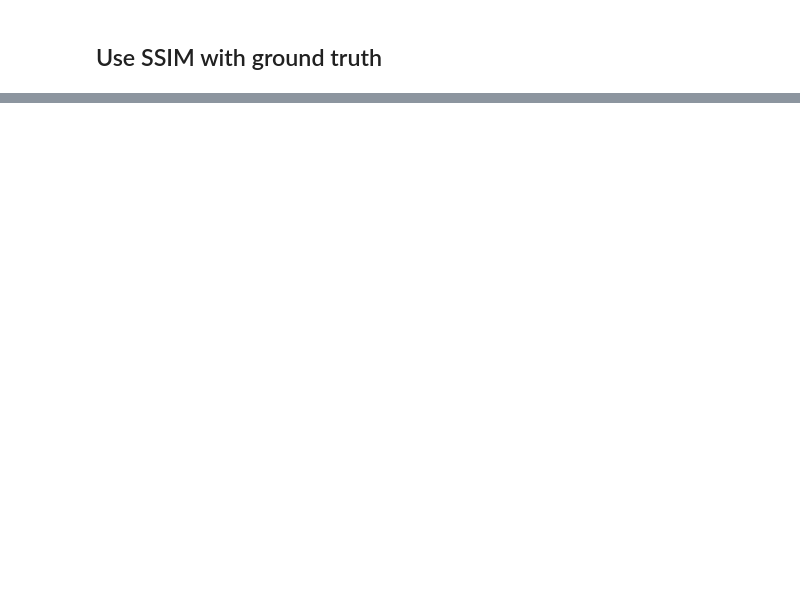
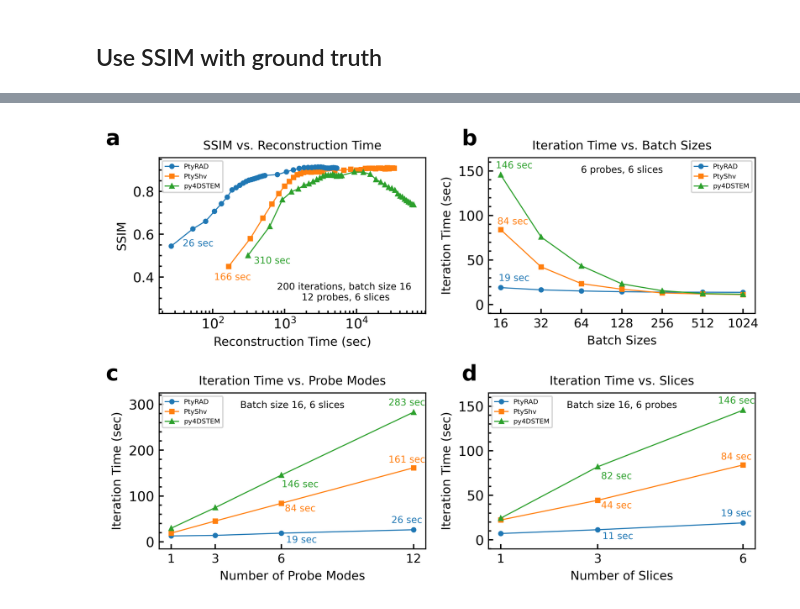
Before and after one commit to chiahao3/ptyrad_paper, a Jupyter notebook: 04_plotting/figure_iter_time_comparison.ipynb, the cells around one changed output, grey strips where cells are left out. Cells and saved outputs as stored; diff of their text form; code cells hidden in the pictures; blank space fills up the shorter version.

```diff
--- a/04_plotting/figure_iter_time_comparison.ipynb
+++ b/04_plotting/figure_iter_time_comparison.ipynb
@@ -24,7 +26,12 @@ def natural_sort_key(s):
 # %%
 gt_path = "00_data/simu_tBL_WSe2/phonon_temporal_spatial_N16384_dp128.hdf5"
 
-dir_ptyrad   = "03_output/simu_tBL_WSe2/20250219_ptyrad_convergence/full_N16384_dp128_flipT001_random16_p12_1obj_6slice_dz2_Adam_plr1e-4_oalr5e-4_oplr5e-4_slr1e-4_orblur0.4_ozblur1_oathr0.98_opos_sng1.0_spr0.03_1e6/"
+no_regularization = True
+
+if no_regularization:
+    dir_ptyrad   = "03_output/simu_tBL_WSe2/20250219_ptyrad_convergence/full_N16384_dp128_flipT001_random16_p12_1obj_6slice_dz2_Adam_plr1e-4_oalr5e-4_oplr5e-4_slr1e-4_orblur0.4_ozblur1_oathr0.98_sng1.0_1e6/"
+else:
+    dir_ptyrad   = "03_output/simu_tBL_WSe2/20250219_ptyrad_convergence/full_N16384_dp128_flipT001_random16_p12_1obj_6slice_dz2_Adam_plr1e-4_oalr5e-4_oplr5e-4_slr1e-4_orblur0.4_ozblur1_oathr0.98_opos_sng1.0_spr0.03_1e6/"
 dir_ptyshv   = "03_output/simu_tBL_WSe2/20250219_ptyshv_convergence/6/roi6_Ndp128_step128/MLs_L1_p12_g16_pc1_noModel_mm_Ns6_dz2_reg0.1"
 dir_py4dstem = "03_output/simu_tBL_WSe2/20250219_py4dstem_convergence/20250219_N16384_dp128_flipT001_random16_p12_6slice_dz2_update0.5_kzf0.1_1e6/"
 
@@ -79,12 +108,12 @@ crop_height, crop_width = 170, 170 # Note that the window size and alignment wou
 # The image shifts are obtained via SIFT registration using imageJ
 
 # Get images
-gt_phase = center_crop(load_hdf5(gt_path, dataset_key = 'gt_phase').sum(0), crop_height, crop_width, offset = [1,1])
+gt_phase = center_crop(load_hdf5(gt_path, key = 'gt_phase').sum(0), crop_height, crop_width, offset = [1,1])
 
 ssims_ptyrad = []
 for img_ptyrad in objs_ptyrad:
     img_ptyrad = center_crop(img_ptyrad, crop_height, crop_width, offset = [0,0])
-    shift = [-0.205,-0.2675]
+    shift = [-0.205,-0.2675] # Check this
     img_ptyrad = np.real(np.fft.ifftn(fourier_shift(np.fft.fftn(img_ptyrad), shift)))
     img_ptyrad -= img_ptyrad.min()
 
@@ -194,6 +243,7 @@ axes[0, 0].annotate(f'{iter_time_py4dstem:.0f} sec', (iter_time_py4dstem, ssims_
 
 axes[0, 0].legend(fontsize=fontsize_legend)
 axes[0, 0].set_xscale('log')
+axes[0, 0].set_ylim(0.22988,0.95836) # The auto ylim from original figure with regularization
 axes[0, 0].yaxis.set_minor_locator(tck.AutoMinorLocator())
 
 # Panel 2: Iter Time vs. Batch Sizes
@@ -242,32 +292,38 @@ axes[1, 0].yaxis.set_minor_locator(tck.AutoMinorLocator())
 
 # Panel 4: Iter Time vs. Slices
 axes[1, 1].plot(num_slices, time_ptyrad_slices, label='PtyRAD', marker='o', linewidth=linewidth, markersize=markersize)
 axes[1, 1].plot(num_slices, time_ptyshv_slices, label='PtyShv', marker='s', linewidth=linewidth, markersize=markersize)
 axes[1, 1].plot(num_slices, time_py4dstem_slices, label='py4DSTEM', marker='^', linewidth=linewidth, markersize=markersize)
 axes[1, 1].set_title('Iteration Time vs. Slices', fontsize=fontsize_title)
 axes[1, 1].text(0.5, 0.95, 'Batch size 16, 6 probes', transform=axes[1, 1].transAxes,
                 ha='center', va='top', fontsize=fontsize_subtitle, color='k')
 axes[1, 1].set_xlabel('Number of Slices', fontsize=fontsize_label)
 axes[1, 1].set_ylabel('Iteration Time (sec)', fontsize=fontsize_label)
 axes[1, 1].set_xticks(num_slices)
 axes[1, 1].set_xticklabels(num_slices, fontsize=fontsize_label)
 axes[1, 1].text(-0.1, 1.08, 'd', transform=axes[1, 1].transAxes, fontsize=16, fontweight='bold')  # Label "d"
 
 axes[1, 1].annotate(f'{time_ptyrad_slices[-2]:.0f} sec', (num_slices[-2], time_ptyrad_slices[-2]), textcoords="offset points", xytext=(15,-7), ha='center', color='C0', fontsize=annotate_size)
 axes[1, 1].annotate(f'{time_ptyshv_slices[-2]:.0f} sec', (num_slices[-2], time_ptyshv_slices[-2]), textcoords="offset points", xytext=(14,-6), ha='center', color='C1', fontsize=annotate_size)
 axes[1, 1].annotate(f'{time_py4dstem_slices[-2]:.0f} sec', (num_slices[-2], time_py4dstem_slices[-2]), textcoords="offset points", xytext=(14,-9), ha='center', color='C2', fontsize=annotate_size)
 
 axes[1, 1].annotate(f'{time_ptyrad_slices[-1]:.0f} sec', (num_slices[-1], time_ptyrad_slices[-1]), textcoords="offset points", xytext=(-5,5), ha='center', color='C0', fontsize=annotate_size)
 axes[1, 1].annotate(f'{time_ptyshv_slices[-1]:.0f} sec', (num_slices[-1], time_ptyshv_slices[-1]), textcoords="offset points", xytext=(-5,4), ha='center', color='C1', fontsize=annotate_size)
 axes[1, 1].annotate(f'{time_py4dstem_slices[-1]:.0f} sec', (num_slices[-1], time_py4dstem_slices[-1]), textcoords="offset points", xytext=(-5,5), ha='center', color='C2', fontsize=annotate_size)
 
 axes[1, 1].legend(fontsize=fontsize_legend)
 axes[1, 1].set_ylim(-10,165)
 axes[1, 1].yaxis.set_minor_locator(tck.AutoMinorLocator())
 
 # Adjust layout
 plt.tight_layout()
-plt.savefig("05_figures/Fig_03_iter_time_comparison.pdf", bbox_inches="tight")
-plt.savefig("05_figures/Fig_03_iter_time_comparison.png", bbox_inches="tight")
+if no_regularization:
+    fig_name = 'Fig_03_iter_time_comparison_no_regularizaiton' # Change this later to SI number once I know the total list
+else:
+    fig_name = 'Fig_03_iter_time_comparison'
+plt.savefig(f"05_figures/{fig_name}.pdf", bbox_inches="tight")
+plt.savefig(f"05_figures/{fig_name}.png", bbox_inches="tight")
 
 plt.show()
+# %% [output]
+[figure, added]
```
Also changed, not shown: parts of 6 cells of this notebook, 30 other files.
